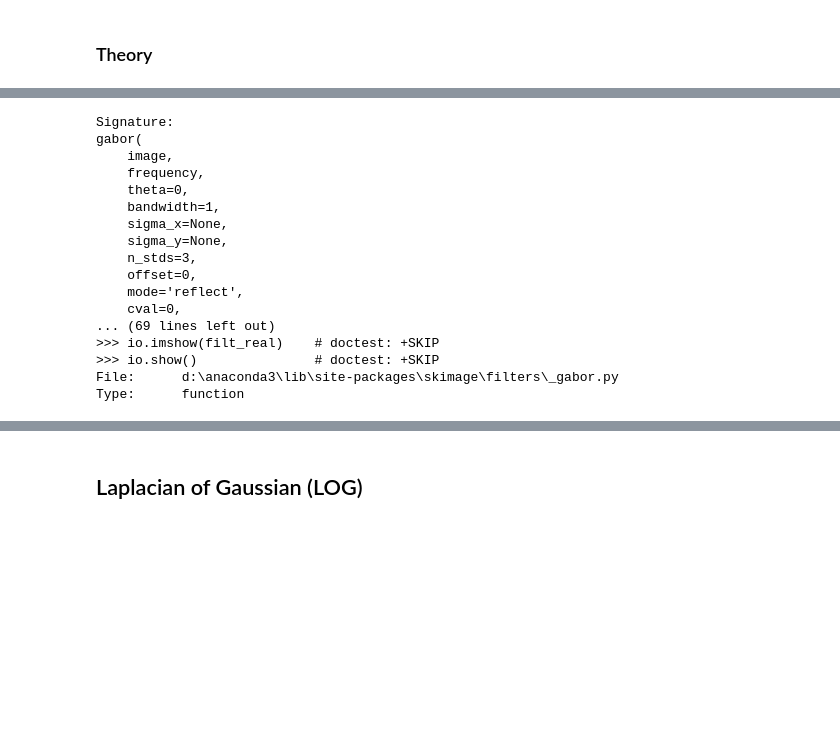
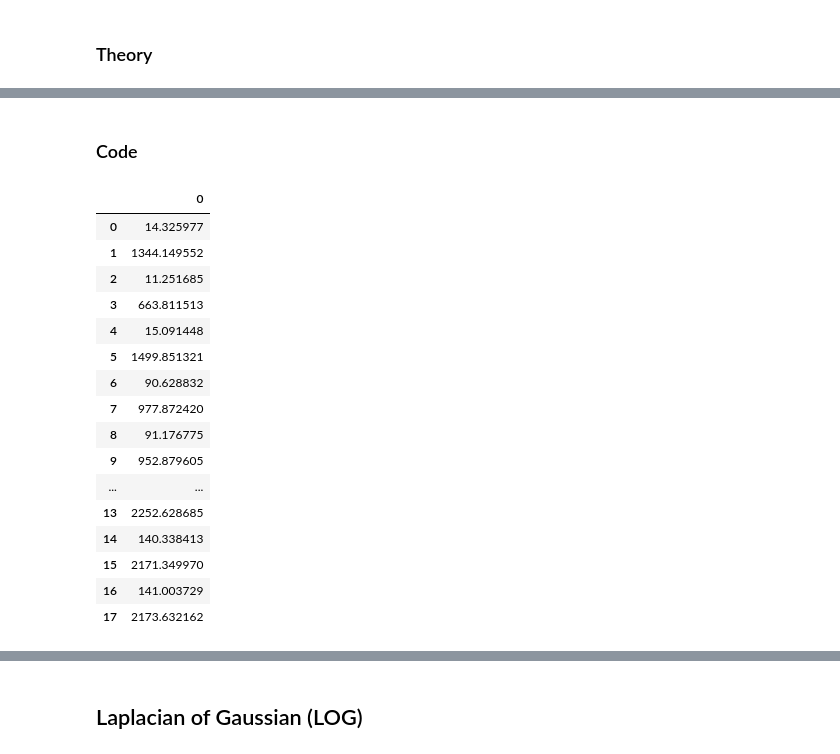
Before and after one commit to sinhajiya/Face_Recognition_from_Features_using_Yale_Face_Database, a Jupyter notebook: main.ipynb, the cells around one changed output, grey strips where cells are left out. Cells and saved outputs as stored; diff of their text form; code cells hidden in the pictures; blank space fills up the shorter version.

```diff
--- a/main.ipynb
+++ b/main.ipynb
@@ -336 +363,3 @@ Using Gabor filters, you can produce features with color, texture, edge and loca
+# %% [markdown]
+### Code
 # %%
@@ -338,37 +367,43 @@ from skimage.filters import gabor
-# %%
-gabor?
-# %% [output]
-Signature:
-gabor(
-    image,
-    frequency,
-    theta=0,
-    bandwidth=1,
-    sigma_x=None,
-    sigma_y=None,
-    n_stds=3,
-    offset=0,
-    mode='reflect',
-    cval=0,
-... (69 lines left out)
->>> io.imshow(filt_real)    # doctest: +SKIP
->>> io.show()               # doctest: +SKIP
-File:      d:\anaconda3\lib\site-packages\skimage\filters\_gabor.py
-Type:      function
 # %%
-def extract_gabor(image, frequencies=[0.1, 0.2], orientations=[0, np.pi/4, np.pi/2]):
+def extract_gabor(image, lambdas=[10, 20, 30], thetas=[0, np.pi/4, np.pi/2]):
     features = []
+    psi = 0    # Phase offset
+    sigma = 4  # Standard deviation
+    gamma = 0.5 # Spatial aspect ratio
 
-    for freq in frequencies:
-        for theta in orientations:
-            # Apply Gabor filter
-            filtered_real, filtered_imag = gabor(image, frequency=freq, theta=theta)
+    for wavelength in lambdas:
+        for theta in thetas:
+            gabor_kern = gabor_kernel(frequency=1.0/wavelength,theta=theta, sigma_x=sigma,sigma_y=sigma/gamma,offset=psi)
+
+            # Apply the filter to the image
+            conv_result = convolve(image, np.real(gabor_kern))
 
             # Extract mean and variance of the filter responses as features
-            mean_real = np.mean(filtered_real)
-            var_real = np.var(filtered_real)
+            mean_real = np.mean(conv_result)
+            var_real = np.var(conv_result)
 
             features.append(mean_real)
             features.append(var_real)
 
     return np.array(features)
+# %%
+x = extract_gabor(img_ndarray)
+pd.DataFrame(x)
+# %% [output]
+|  | 0 |
+| 0 | 14.325977 |
+| 1 | 1344.149552 |
+| 2 | 11.251685 |
+| 3 | 663.811513 |
+| 4 | 15.091448 |
+| 5 | 1499.851321 |
+| 6 | 90.628832 |
+| 7 | 977.872420 |
+| 8 | 91.176775 |
+| 9 | 952.879605 |
+| ... | ... |
+| 13 | 2252.628685 |
+| 14 | 140.338413 |
+| 15 | 2171.349970 |
+| 16 | 141.003729 |
+| 17 | 2173.632162 |
```
Also changed, not shown: parts of 18 cells of this notebook, 1 other file.
